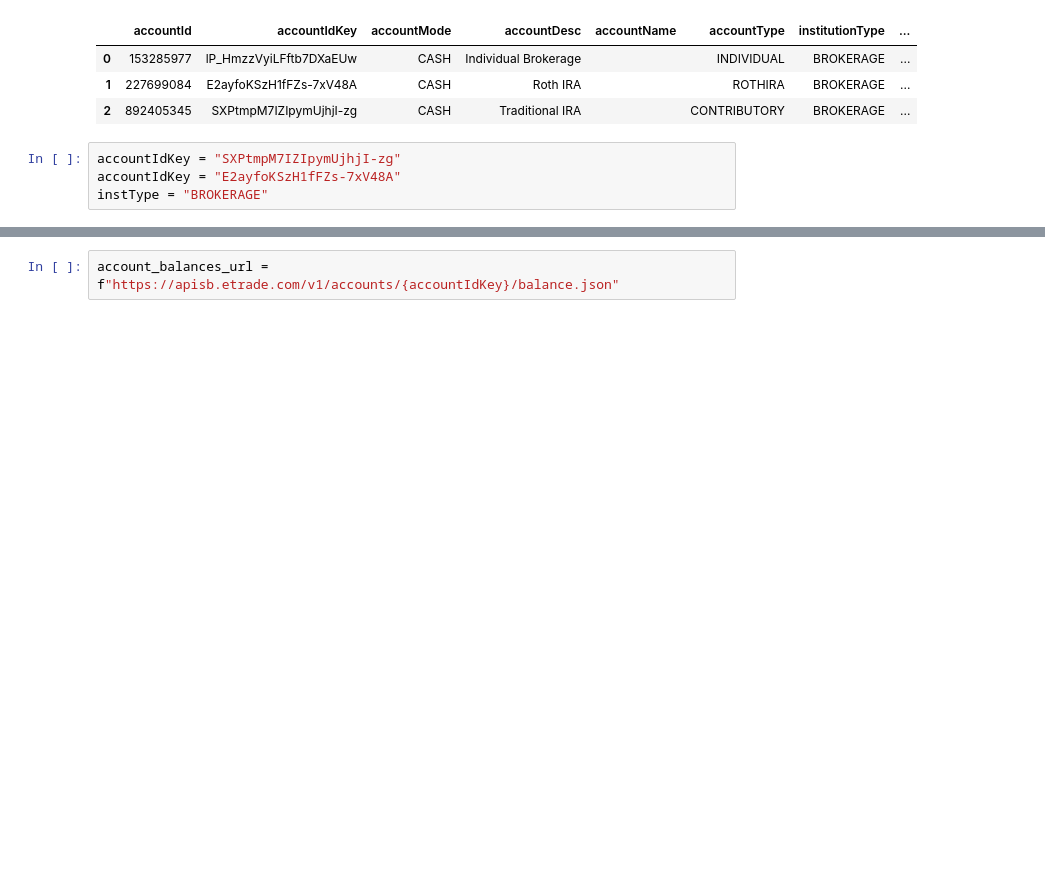
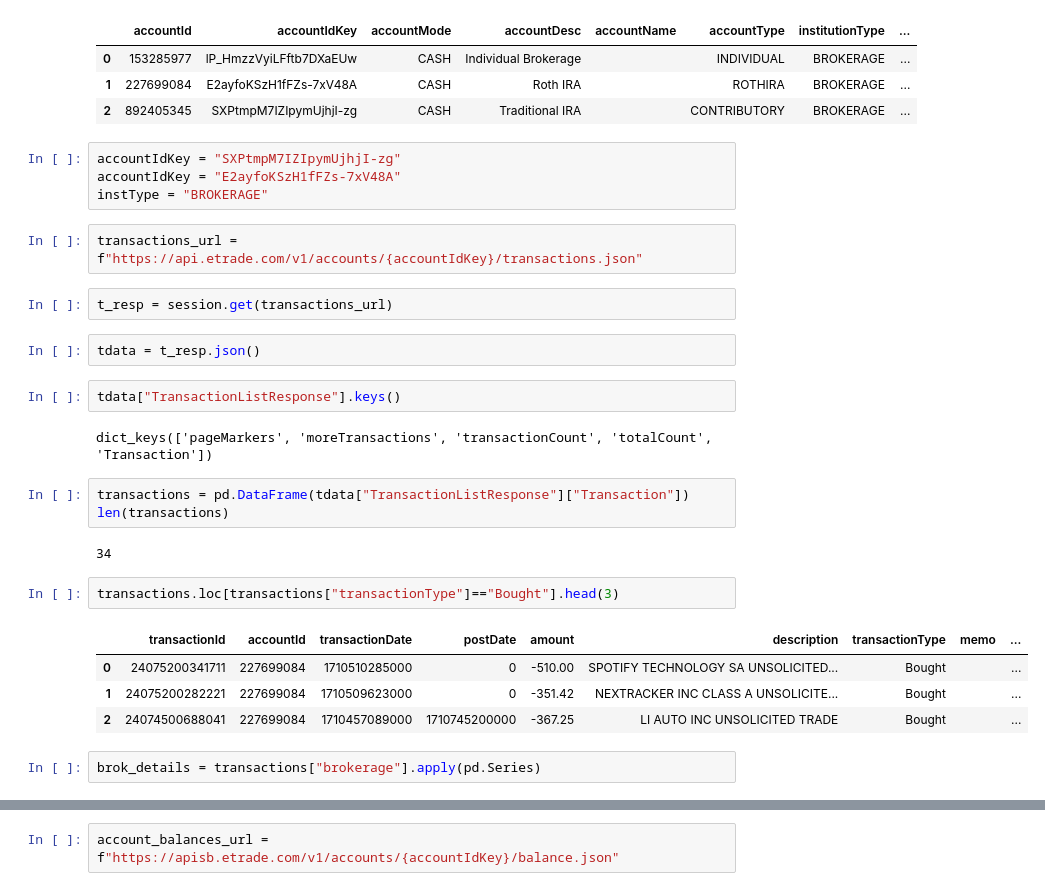
Before and after one commit to mirthbottle/trader_buddy, a Jupyter notebook: jupyter-notebooks/etrade_api.ipynb, the cells around one changed output, grey strips where cells are left out. Cells and saved outputs as stored; diff of their text form; blank space fills up the shorter version.

```diff
--- a/jupyter-notebooks/etrade_api.ipynb
+++ b/jupyter-notebooks/etrade_api.ipynb
@@ -197,3 +177,27 @@ accounts
 accountIdKey = "SXPtmpM7IZIpymUjhjI-zg"
 accountIdKey = "E2ayfoKSzH1fFZs-7xV48A"
 instType = "BROKERAGE"
+# %%
+transactions_url = f"https://api.etrade.com/v1/accounts/{accountIdKey}/transactions.json"
+# %%
+t_resp = session.get(transactions_url)
+# %%
+tdata = t_resp.json()
+# %%
+tdata["TransactionListResponse"].keys()
+# %% [output]
+dict_keys(['pageMarkers', 'moreTransactions', 'transactionCount', 'totalCount', 'Transaction'])
+# %%
+transactions = pd.DataFrame(tdata["TransactionListResponse"]["Transaction"])
+len(transactions)
+# %% [output]
+34
+# %%
+transactions.loc[transactions["transactionType"]=="Bought"].head(3)
+# %% [output]
+|  | transactionId | accountId | transactionDate | postDate | amount | description | transactionType | memo | ... |
+| 0 | 24075200341711 | 227699084 | 1710510285000 | 0 | -510.00 | SPOTIFY TECHNOLOGY SA UNSOLICITED... | Bought |  | ... |
+| 1 | 24075200282221 | 227699084 | 1710509623000 | 0 | -351.42 | NEXTRACKER INC CLASS A UNSOLICITE... | Bought |  | ... |
+| 2 | 24074500688041 | 227699084 | 1710457089000 | 1710745200000 | -367.25 | LI AUTO INC UNSOLICITED TRADE | Bought |  | ... |
+# %%
+brok_details = transactions["brokerage"].apply(pd.Series)
```
Also changed, not shown: parts of 14 cells of this notebook, 1 other file.
